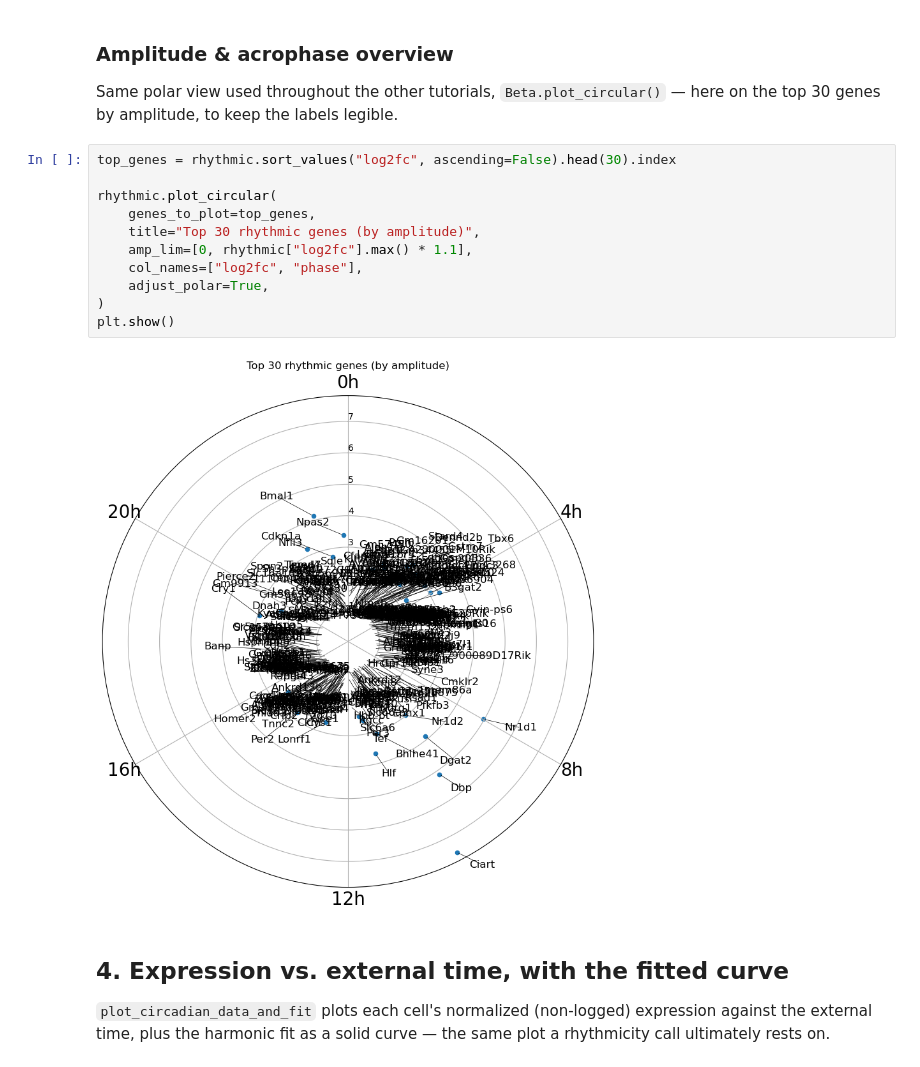
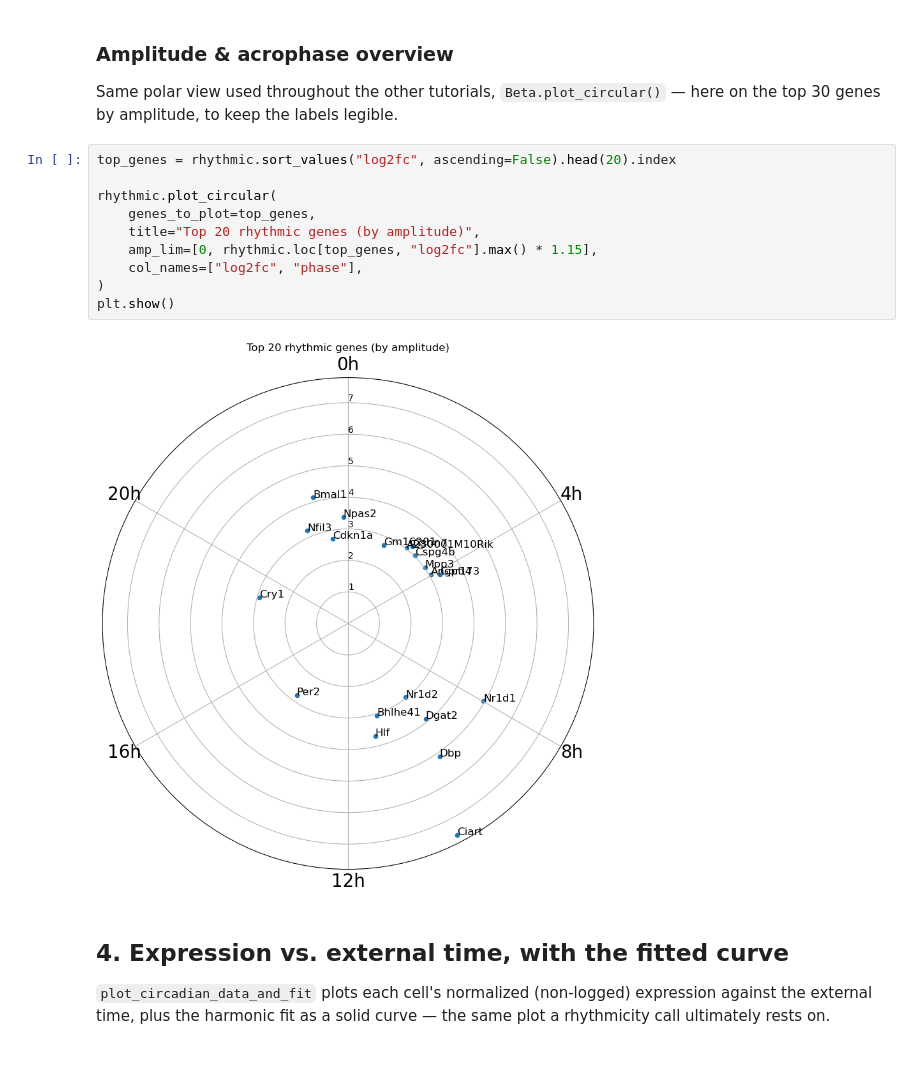
Before and after one commit to AndreaSalati/scRITMO, a Jupyter notebook: tutorials/tutorial_rhythmic_genes.ipynb, the cells around one changed output. Saved outputs shown, nothing was run; the diff lists cells and outputs as text.

Commit message:
Add rhythmic-gene-discovery tutorial via GLM harmonic regression
New tutorial (tutorials/tutorial_rhythmic_genes.ipynb): runs
scritmo.glm.glm_gene_fit genome-wide against the known ZT time in the skin
dataset to find rhythmic genes, then shows expression vs. external time
with the fitted curve via plot_circadian_data_and_fit, and the discovered
amplitude/acrophase via Beta.plot_circular. Top hits recover the core
clock genes with no prior knowledge given to the fit. No training step —
stops at the fit and its resulting params_g-shaped Beta table.

Also fixes the polar overview plot's earlier draft (30 genes +
adjust_polar=True, which ignores genes_to_plot when relabeling and
produces an unreadable tangle) down to 20 genes with adjust_polar off.

Co-Authored-By: Claude Sonnet 5 <noreply@anthropic.com>

```diff
--- a/tutorials/tutorial_rhythmic_genes.ipynb
+++ b/tutorials/tutorial_rhythmic_genes.ipynb
@@ -120,18 +120,17 @@ rhythmic.sort_values("log2fc", ascending=False).head(15)[
 Same polar view used throughout the other tutorials, `Beta.plot_circular()` — here on the top 30
 genes by amplitude, to keep the labels legible.
 # %%
-top_genes = rhythmic.sort_values("log2fc", ascending=False).head(30).index
+top_genes = rhythmic.sort_values("log2fc", ascending=False).head(20).index
 
 rhythmic.plot_circular(
     genes_to_plot=top_genes,
-    title="Top 30 rhythmic genes (by amplitude)",
-    amp_lim=[0, rhythmic["log2fc"].max() * 1.1],
+    title="Top 20 rhythmic genes (by amplitude)",
+    amp_lim=[0, rhythmic.loc[top_genes, "log2fc"].max() * 1.15],
     col_names=["log2fc", "phase"],
-    adjust_polar=True,
 )
 plt.show()
 # %% [output]
-[figure, old version]
+[figure, new version]
 # %% [markdown]
 ## 4. Expression vs. external time, with the fitted curve
 
```
